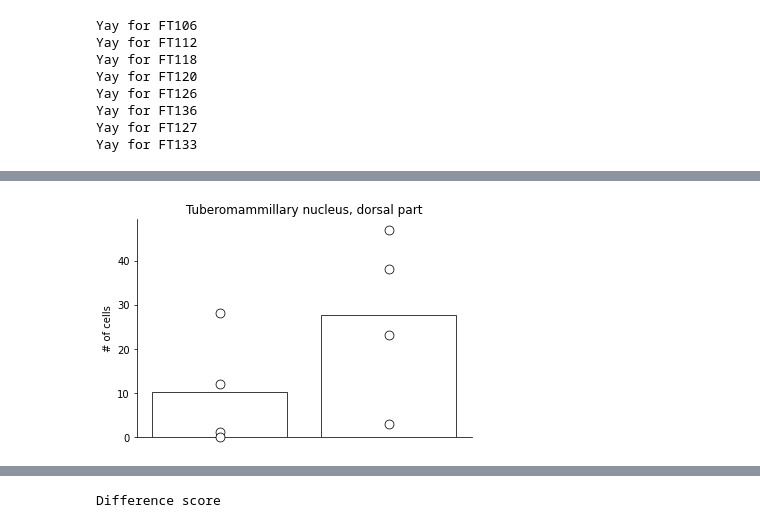
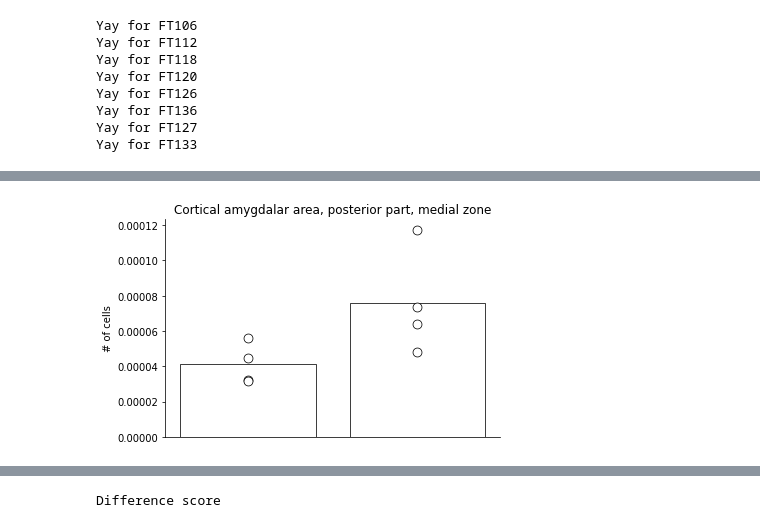
Before and after one commit to mccutcheonlab/fostrap, a Jupyter notebook: notebooks/scratch_notebook.ipynb, the cells around one changed output, grey strips where cells are left out. Cells and saved outputs as stored; diff of their text form; code cells hidden in the pictures.

Commit message:
Updated to include normalize to area option

```diff
--- a/notebooks/scratch_notebook.ipynb
+++ b/notebooks/scratch_notebook.ipynb
@@ -4,11 +4,9 @@ import pandas as pd
 import matplotlib.pyplot as plt
 
 import trompy as tp
-# %%
-folder = "D:\\Test Data\\fostrap\\"
-mouse = "FT118"
-cells = "trap"
-subfolder = "\\nutil\\Reports\\{}_{}_RefAtlasRegions\\{}_{}_RefAtlasRegions.csv".format(mouse, cells, mouse, cells)
+# %%
+folder = "../"
+subfolder
 # %%
 with open(folder+"fostrap_metafile.csv", "r") as f:
     r = csv.writer(f)
@@ -20,9 +18,15 @@ mouserows = []
 for i in metafilerows:
     mouserows.append(i.split(','))
 # %%
-def get_cell_data(mouse, cells, folder="D:\\Test Data\\fostrap\\"):
+def get_cell_data(mouse, cells, normalize_to_area=False):
     cells = "trap"
-    subfolder = "\\nutil\\Reports\\{}_{}_RefAtlasRegions\\{}_{}_RefAtlasRegions.csv".format(mouse, cells, mouse, cells)
+
+    # Use these when selecting data from source folders, not repository
+    # subfolder = "\\nutil\\Reports\\{}_{}_RefAtlasRegions\\{}_{}_RefAtlasRegions.csv".format(mouse, cells, mouse, cells)
+    # folder="D:\\Test Data\\fostrap\\"
+
+    folder = "../data/"
+    subfolder = "_{}_RefAtlasRegions.csv".format(cells)
 
     with open(folder+mouse+subfolder, "r") as f:
         r = csv.writer(f)
@@ -38,7 +42,15 @@ def get_cell_data(mouse, cells, folder="D:\\Test Data\\fostrap\\"):
     for row in tablerows:
         key=row[1]
         object_count=row[5]
-        nutil_data[key]=[int(object_count)]
+        area=row[2]
+
+        if normalize_to_area:
+            try:
+                nutil_data[key]=[int(object_count) / int(area)]
+            except ZeroDivisionError:
+                nutil_data[key]=0
+        else:
+            nutil_data[key]=[int(object_count)]
 
     df = pd.DataFrame.from_dict(nutil_data)
 
@@ -54,5 +66,5 @@ for row in mouserows:
     try:
-        df_cells = get_cell_data(row[0], cells)
+        df_cells = get_cell_data(row[0], cells, normalize_to_area=True)
         print("Yay for {}".format(row[0]))
     except FileNotFoundError:
         print("Data for {} do not seem to be available yet.".format(row[0]))
@@ -125,19 +137,19 @@ dorsal tegmental tract
 # %%
 import trompy as tp
 import matplotlib.pyplot as plt
 
 def single_region_fig(df, key):
     data_nr = df[df["diet"] == "nr"][key]
     data_pr = df[df["diet"] == "pr"][key]
 
     f, ax = plt.subplots()
     _ = tp.barscatter([data_nr, data_pr], ax=ax)
     ax.set_title(key)
     ax.set_ylabel("# of cells")
 
-single_region_fig(df, "Tuberomammillary nucleus, dorsal part")
+single_region_fig(df, "Cortical amygdalar area, posterior part, medial zone")
 # %% [output]
-[figure, old version]
+[figure, new version]
 # %%
 # for each area
 from pandas.api.types import is_numeric_dtype
```
Also changed, not shown: parts of 4 cells of this notebook.
